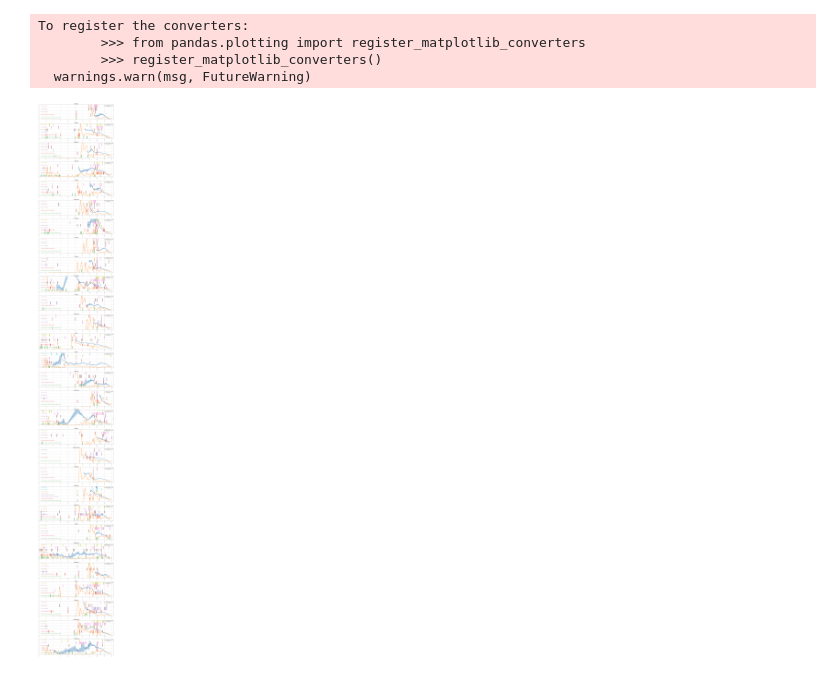
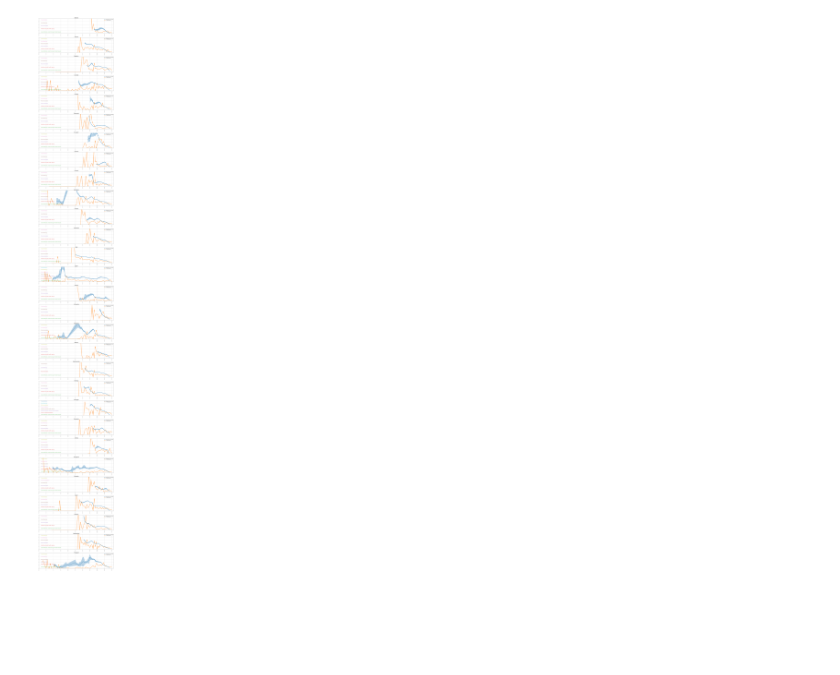
Before and after one commit to lukasgeyrhofer/corona, a Jupyter notebook: compare measures, r0(t) and diff(log(cases)).ipynb, the cells around one changed output. Drawn from its saved outputs; the diff is of its cells as text; code cells hidden in the pictures; blank space fills up the shorter version.

```diff
--- a/compare measures, r0(t) and diff(log(cases)).ipynb
+++ b/compare measures, r0(t) and diff(log(cases)).ipynb
@@ -27,6 +27,10 @@ countrylist = list(set(r0data['country']))
 jhudata     = cdc.CoronaData(download_data = False)
 measuredata = mc.COVID19_measures(download_data = False, measure_level = 1, only_first_dates = False)
 # %%
+def ts(days = 0):
+    return np.timedelta64(days,'D')
+
+
 colornames       = [cn for cn in matplotlib.colors.TABLEAU_COLORS.keys() if (cn.upper() != 'TAB:WHITE' and cn.upper() != 'TAB:GRAY')]
 
 days     = mdates.DayLocator()
@@ -48,6 +52,7 @@ fig, axes = plt.subplots(N,1, figsize=(20, 5*N))
 axes = axes.flatten()
 
 ymaxval = 5
+
 
 
 for country in countrylist:
@@ -77,37 +82,33 @@ for country in countrylist:
 
         jhucountry = jhudata.CountryData(country)
         dates_jhu  = [datetime.datetime.strptime(a,'%m/%d/%y') for a in np.array(jhucountry['Date'])[1:]]
         conf_jhu   = np.diff(np.log(jhucountry['Confirmed']))
 
         ax.plot(dates_jhu, 5 * conf_jhu, label = '5 * Diff(Log(Cases))', lw = 3, zorder = 109)
 
         countrymeasures = measuredata.GetCountryData(country)
         if not countrymeasures is None:
             count_measures = len(countrymeasures) * 1.
             for j, (mname, datelist) in enumerate(countrymeasures.items()):
                 ax.annotate(mname, [datetime.datetime.strptime('22/1/2020','%d/%m/%Y'),ymaxval * (j+.5)/count_measures], c = colornames[(j+2) % len(colornames)], fontsize = 13, zorder = 120)
                 for date in datelist:
                     #print(date)
                     try:
-                        ax.plot([datetime.datetime.strptime(date,'%d/%m/%Y'),datetime.datetime.strptime(date,'%d/%m/%Y')],[ymaxval * (j+.1)/count_measures,ymaxval * (j+.9)/count_measures], c = colornames[(j+2) % len(colornames)], lw = 10, alpha = .6, zorder = 100)
+                        ax.plot([datetime.datetime.strptime(date,'%d/%m/%Y')+ts(5),datetime.datetime.strptime(date,'%d/%m/%Y')+ts(5)],[ymaxval * (j+.1)/count_measures,ymaxval * (j+.9)/count_measures], c = colornames[(j+2) % len(colornames)], lw = 10, alpha = .6, zorder = 100)
                     except:
                         continue
 
         ax.legend(loc = 'upper right')
         ax.tick_params(labelrotation=90, labelsize=6)
         ax.set_title(country,fontsize = 20)
         ax.set_ylim([0,ymaxval])
         ax.set_xlim([datetime.datetime.strptime('1/20/20','%m/%d/%y'), datetime.datetime.today()])
         ax.grid()
         #ax.legend()
         i += 1
 
 #plt.show()
 fig.tight_layout()
-plt.savefig('comparison_measures_r0t.pdf')
+plt.savefig('comparison_measures_r0t_timeshift5.pdf')
 # %% [output]
-To register the converters:
-        >>> from pandas.plotting import register_matplotlib_converters
-        >>> register_matplotlib_converters()
-  warnings.warn(msg, FutureWarning)
-[figure, old version]
+[figure, new version]
```
Also changed, not shown: 1 other file.
